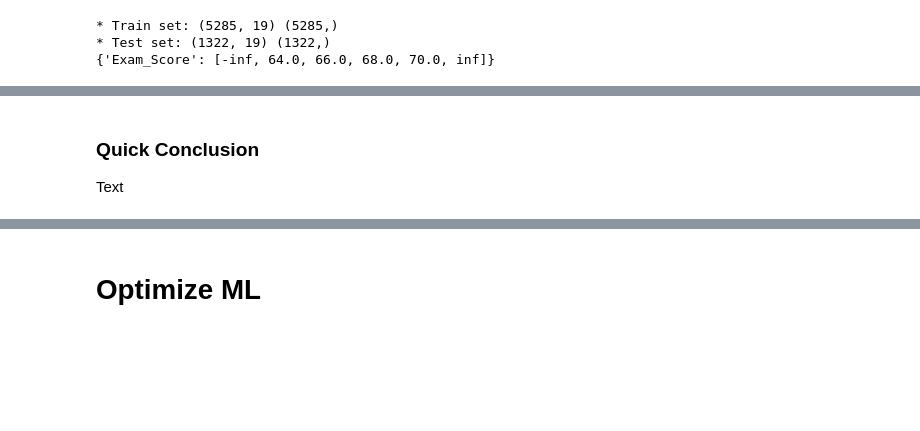
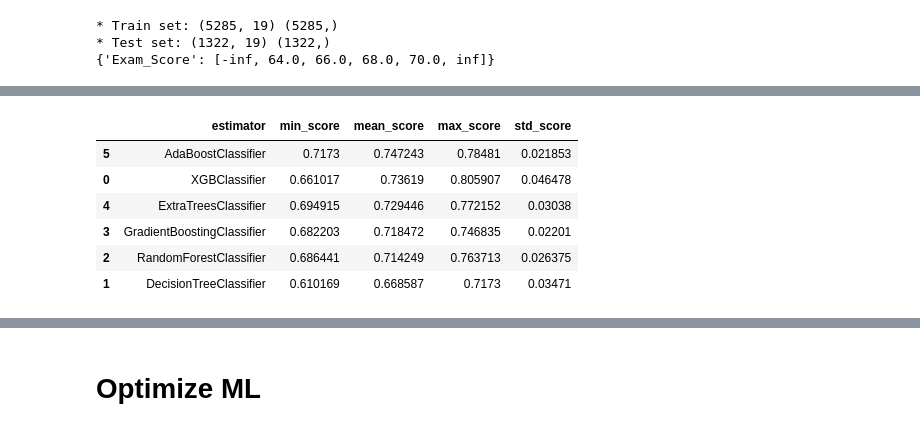
Before and after one commit to Ko11e/Student-Performance, a Jupyter notebook: jupyter_notebooks/05 - Modeling and Evaluation - Predict Exam Score.ipynb, the cells around one changed output, grey strips where cells are left out. Drawn from its saved outputs; the diff is of its cells as text; code cells hidden in the pictures; blank space fills up the shorter version.

```diff
--- a/jupyter_notebooks/05 - Modeling and Evaluation - Predict Exam Score.ipynb
+++ b/jupyter_notebooks/05 - Modeling and Evaluation - Predict Exam Score.ipynb
@@ -757,3 +772,11 @@ quick_search.fit(X_train, y_train,
-# %% [markdown]
-### Quick Conclusion
-Text
+# %%
+grid_search_summary, grid_search_pipelines = quick_search.score_summary(sort_by='mean_score')
+grid_search_summary
+# %% [output]
+|  | estimator | min_score | mean_score | max_score | std_score |
+| 5 | AdaBoostClassifier | 0.7173 | 0.747243 | 0.78481 | 0.021853 |
+| 0 | XGBClassifier | 0.661017 | 0.73619 | 0.805907 | 0.046478 |
+| 4 | ExtraTreesClassifier | 0.694915 | 0.729446 | 0.772152 | 0.03038 |
+| 3 | GradientBoostingClassifier | 0.682203 | 0.718472 | 0.746835 | 0.02201 |
+| 2 | RandomForestClassifier | 0.686441 | 0.714249 | 0.763713 | 0.026375 |
+| 1 | DecisionTreeClassifier | 0.610169 | 0.668587 | 0.7173 | 0.03471 |
```
Also changed, not shown: parts of 16 cells of this notebook.
